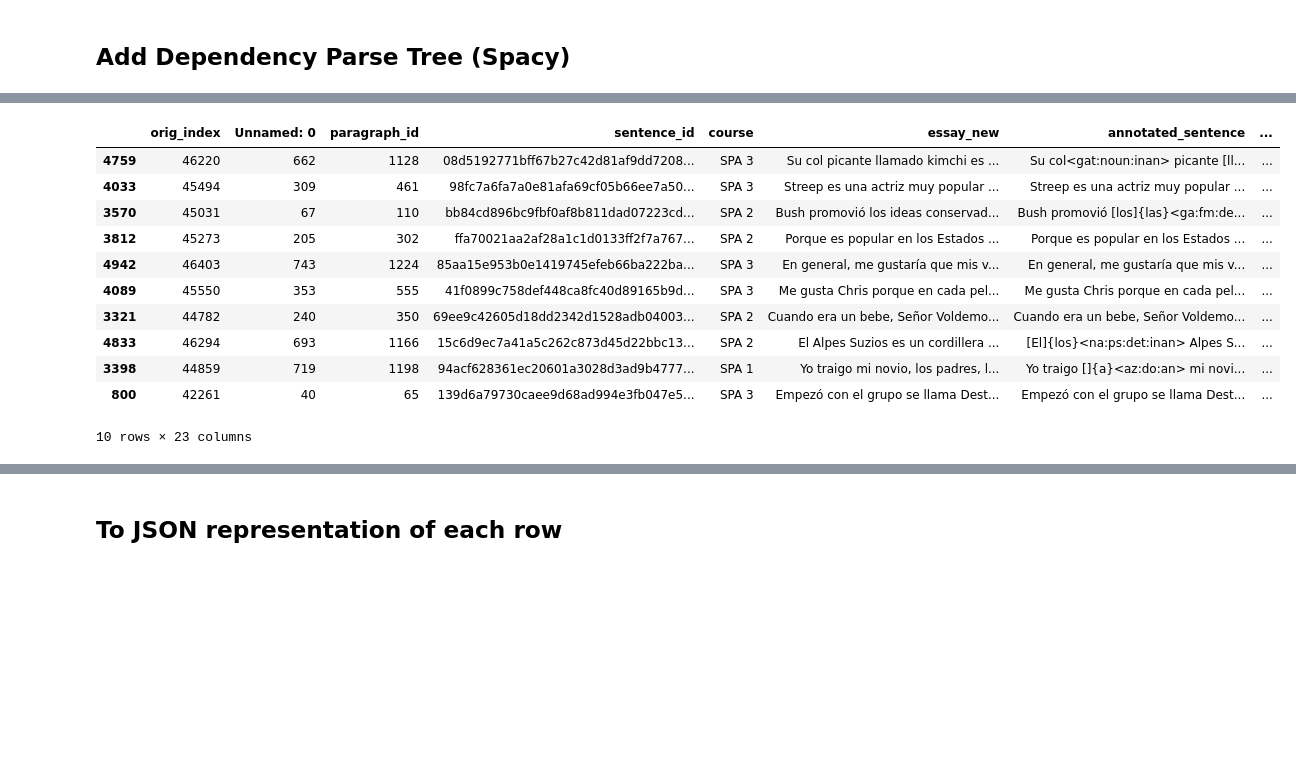
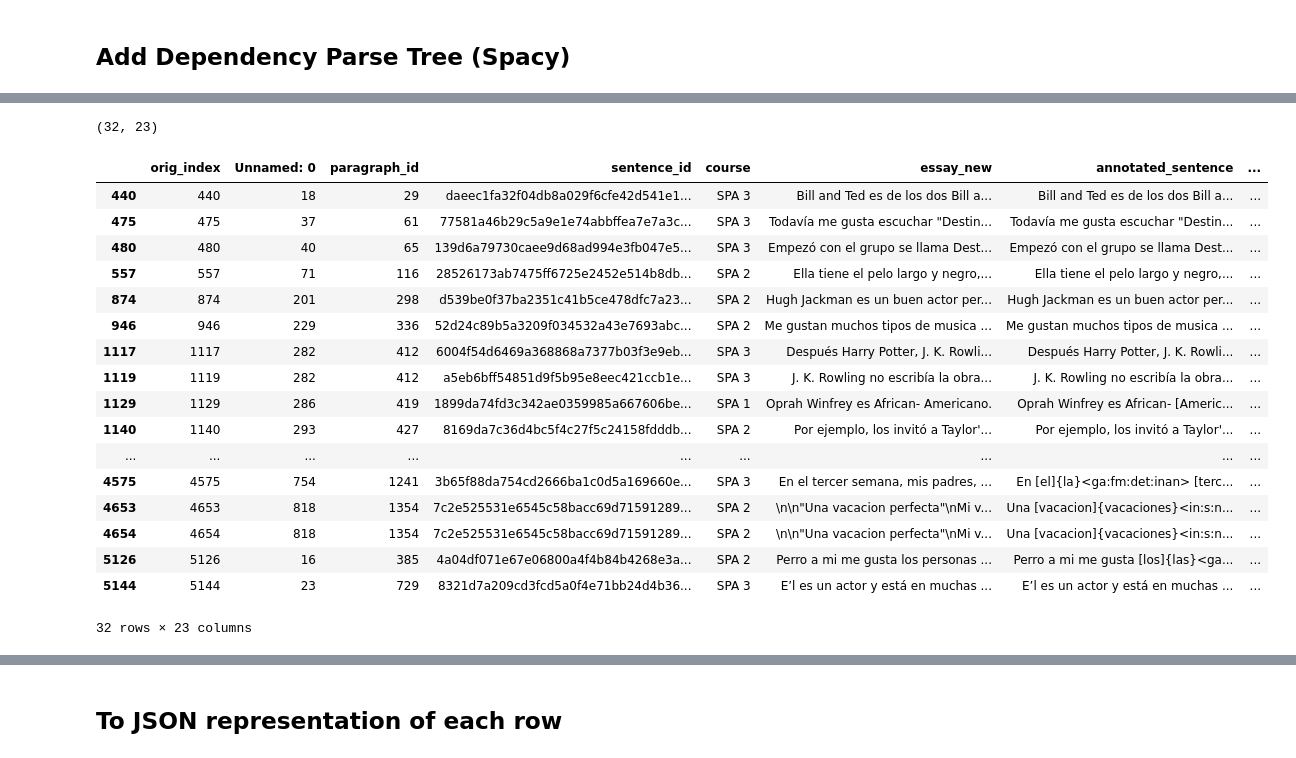
Before and after one commit to team-langbot/model_gec, a Jupyter notebook: gec_bert_data_prep.ipynb, the cells around one changed output, grey strips where cells are left out. Saved outputs shown, nothing was run; the diff lists cells and outputs as text; code cells hidden in the pictures; blank space fills up the shorter version.

```diff
--- a/gec_bert_data_prep.ipynb
+++ b/gec_bert_data_prep.ipynb
@@ -219,6 +220,8 @@ df_no_errors = df.query('error_type == "None"').copy()
 df_no_errors.reset_index(inplace=True)
 df_no_errors.rename(columns={'index': "orig_index"}, inplace=True)
 df_errors = df.query('error_type != "None"').copy()
+df_errors['orig_error_type'] = df_errors['error_type']
+
 df_errors.reset_index(inplace=True)
 df_errors.rename(columns={'index': "orig_index"}, inplace=True)
 df_errors
@@ -291,0 +305,37 @@ array(['[a]{a}<aa:do:an>', '[]{a}<az:do:an>', '[a]{}<za:do:inan>', ...,
+# %%
+# Reduce the number of error classes to 4 - ga, na, ga-na and az.
+error_map = {
+'aa:do': 'az',
+'az:do': 'az',
+'za:do': 'az',
+'aa:io': 'az',
+'az:io': 'az',
+'na:ps': 'na',
+'ga:fm': 'ga',
+'ga:mf:det:aty': 'ga',
+'ga:mf': 'ga',
+'ig:f': 'na',
+'na:sp': 'na',
+'in:s': 'na',
+'ga:na:fm:ps': 'ga-na',
+'ga:fm:det:aty': 'ga',
+'ga:ps': 'ga',
+'ig:e': 'na',
+'ig:m': 'na',
+'ga:na:mf:ps': 'ga-na',
+'ga:mf:noun:aty': 'ga',
+'ga:mf:adj:aty': 'ga',
+'ga:na:fm:sp': 'ga-na',
+'ga:na:mf:sp': 'ga-na',
+'in:p': 'na',
+'ga:fm:adj:aty': 'ga',
+'ga:fm:noun:aty': 'ga',
+'ig:in:f:s': 'na',
+'ga:fm:gat:noun': 'ga',
+'in:p:gat:noun': 'na',
+'na:sp:gat:noun': 'na',
+'ga:mf:pron:aty': 'ga',
+'in:s:gat:noun': 'na',
+'ga': 'ga'}
+
+df_errors['error_type'] = df_errors.apply(lambda row: error_map[row.orig_error_type], axis=1)
@@ -553,17 +593,27 @@ Name: parsing_order_len, dtype: int64
 # %%
+# Explore the rows with empty parsing order
+# TODO: explore why 32 rows have empty parsing orders
+print(f'{df_errors[df_errors.parsing_order_len == 0].shape}')
 with pd.option_context('display.max_colwidth', None):
-    display(df_errors[df_errors.parsing_order_len == 0].sample(10))
+    display(df_errors[df_errors.parsing_order_len == 0])
 # %% [output]
+(32, 23)
 |  | orig_index | Unnamed: 0 | paragraph_id | sentence_id | course | essay_new | annotated_sentence | ... |
-| 4759 | 46220 | 662 | 1128 | 08d5192771bff67b27c42d81af9dd7208... | SPA 3 | Su col picante llamado kimchi es ... | Su col<gat:noun:inan> picante [ll... | ... |
-| 4033 | 45494 | 309 | 461 | 98fc7a6fa7a0e81afa69cf05b66ee7a50... | SPA 3 | Streep es una actriz muy popular ... | Streep es una actriz muy popular ... | ... |
-| 3570 | 45031 | 67 | 110 | bb84cd896bc9fbf0af8b811dad07223cd... | SPA 2 | Bush promovió los ideas conservad... | Bush promovió [los]{las}<ga:fm:de... | ... |
-| 3812 | 45273 | 205 | 302 | ffa70021aa2af28a1c1d0133ff2f7a767... | SPA 2 | Porque es popular en los Estados ... | Porque es popular en los Estados ... | ... |
-| 4942 | 46403 | 743 | 1224 | 85aa15e953b0e1419745efeb66ba222ba... | SPA 3 | En general, me gustaría que mis v... | En general, me gustaría que mis v... | ... |
-| 4089 | 45550 | 353 | 555 | 41f0899c758def448ca8fc40d89165b9d... | SPA 3 | Me gusta Chris porque en cada pel... | Me gusta Chris porque en cada pel... | ... |
-| 3321 | 44782 | 240 | 350 | 69ee9c42605d18dd2342d1528adb04003... | SPA 2 | Cuando era un bebe, Señor Voldemo... | Cuando era un bebe, Señor Voldemo... | ... |
-| 4833 | 46294 | 693 | 1166 | 15c6d9ec7a41a5c262c873d45d22bbc13... | SPA 2 | El Alpes Suzios es un cordillera ... | [El]{los}<na:ps:det:inan> Alpes S... | ... |
-| 3398 | 44859 | 719 | 1198 | 94acf628361ec20601a3028d3ad9b4777... | SPA 1 | Yo traigo mi novio, los padres, l... | Yo traigo []{a}<az:do:an> mi novi... | ... |
-| 800 | 42261 | 40 | 65 | 139d6a79730caee9d68ad994e3fb047e5... | SPA 3 | Empezó con el grupo se llama Dest... | Empezó con el grupo se llama Dest... | ... |
+| 440 | 440 | 18 | 29 | daeec1fa32f04db8a029f6cfe42d541e1... | SPA 3 | Bill and Ted es de los dos Bill a... | Bill and Ted es de los dos Bill a... | ... |
+| 475 | 475 | 37 | 61 | 77581a46b29c5a9e1e74abbffea7e7a3c... | SPA 3 | Todavía me gusta escuchar "Destin... | Todavía me gusta escuchar "Destin... | ... |
+| 480 | 480 | 40 | 65 | 139d6a79730caee9d68ad994e3fb047e5... | SPA 3 | Empezó con el grupo se llama Dest... | Empezó con el grupo se llama Dest... | ... |
+| 557 | 557 | 71 | 116 | 28526173ab7475ff6725e2452e514b8db... | SPA 2 | Ella tiene el pelo largo y negro,... | Ella tiene el pelo largo y negro,... | ... |
+| 874 | 874 | 201 | 298 | d539be0f37ba2351c41b5ce478dfc7a23... | SPA 2 | Hugh Jackman es un buen actor per... | Hugh Jackman es un buen actor per... | ... |
+| 946 | 946 | 229 | 336 | 52d24c89b5a3209f034532a43e7693abc... | SPA 2 | Me gustan muchos tipos de musica ... | Me gustan muchos tipos de musica ... | ... |
+| 1117 | 1117 | 282 | 412 | 6004f54d6469a368868a7377b03f3e9eb... | SPA 3 | Después Harry Potter, J. K. Rowli... | Después Harry Potter, J. K. Rowli... | ... |
+| 1119 | 1119 | 282 | 412 | a5eb6bff54851d9f5b95e8eec421ccb1e... | SPA 3 | J. K. Rowling no escribía la obra... | J. K. Rowling no escribía la obra... | ... |
+| 1129 | 1129 | 286 | 419 | 1899da74fd3c342ae0359985a667606be... | SPA 1 | Oprah Winfrey es African- Americano. | Oprah Winfrey es African- [Americ... | ... |
+| 1140 | 1140 | 293 | 427 | 8169da7c36d4bc5f4c27f5c24158fdddb... | SPA 2 | Por ejemplo, los invitó a Taylor'... | Por ejemplo, los invitó a Taylor'... | ... |
+| ... | ... | ... | ... | ... | ... | ... | ... | ... |
+| 4575 | 4575 | 754 | 1241 | 3b65f88da754cd2666ba1c0d5a169660e... | SPA 3 | En el tercer semana, mis padres, ... | En [el]{la}<ga:fm:det:inan> [terc... | ... |
+| 4653 | 4653 | 818 | 1354 | 7c2e525531e6545c58bacc69d71591289... | SPA 2 | \n\n"Una vacacion perfecta"\nMi v... | Una [vacacion]{vacaciones}<in:s:n... | ... |
+| 4654 | 4654 | 818 | 1354 | 7c2e525531e6545c58bacc69d71591289... | SPA 2 | \n\n"Una vacacion perfecta"\nMi v... | Una [vacacion]{vacaciones}<in:s:n... | ... |
+| 5126 | 5126 | 16 | 385 | 4a04df071e67e06800a4f4b84b4268e3a... | SPA 2 | Perro a mi me gusta los personas ... | Perro a mi me gusta [los]{las}<ga... | ... |
+| 5144 | 5144 | 23 | 729 | 8321d7a209cd3fcd5a0f4e71bb24d4b36... | SPA 3 | E’l es un actor y está en muchas ... | E’l es un actor y está en muchas ... | ... |
-10 rows × 23 columns
+32 rows × 23 columns
 # %%
```
Also changed, not shown: parts of 30 cells of this notebook, 17 other files.
